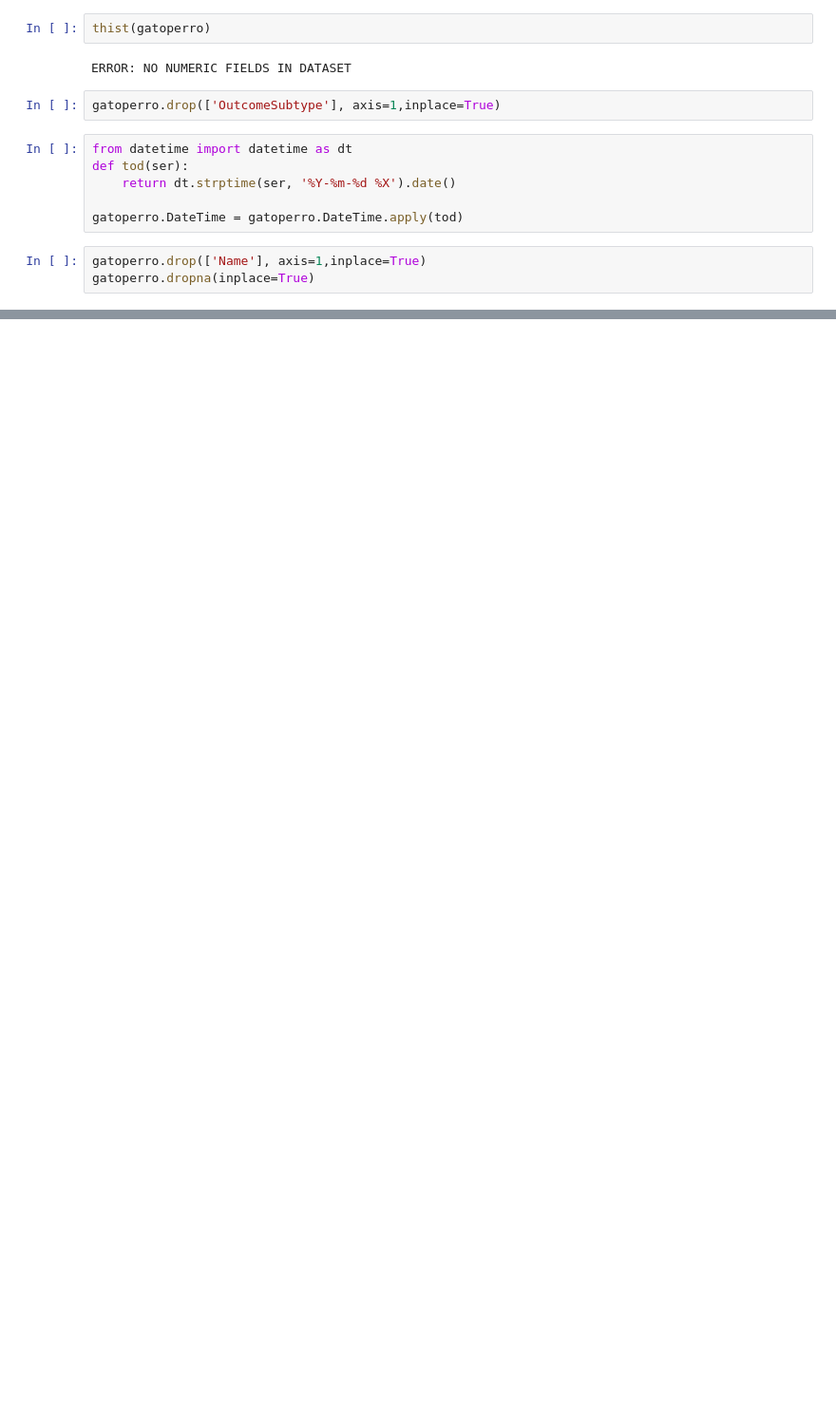
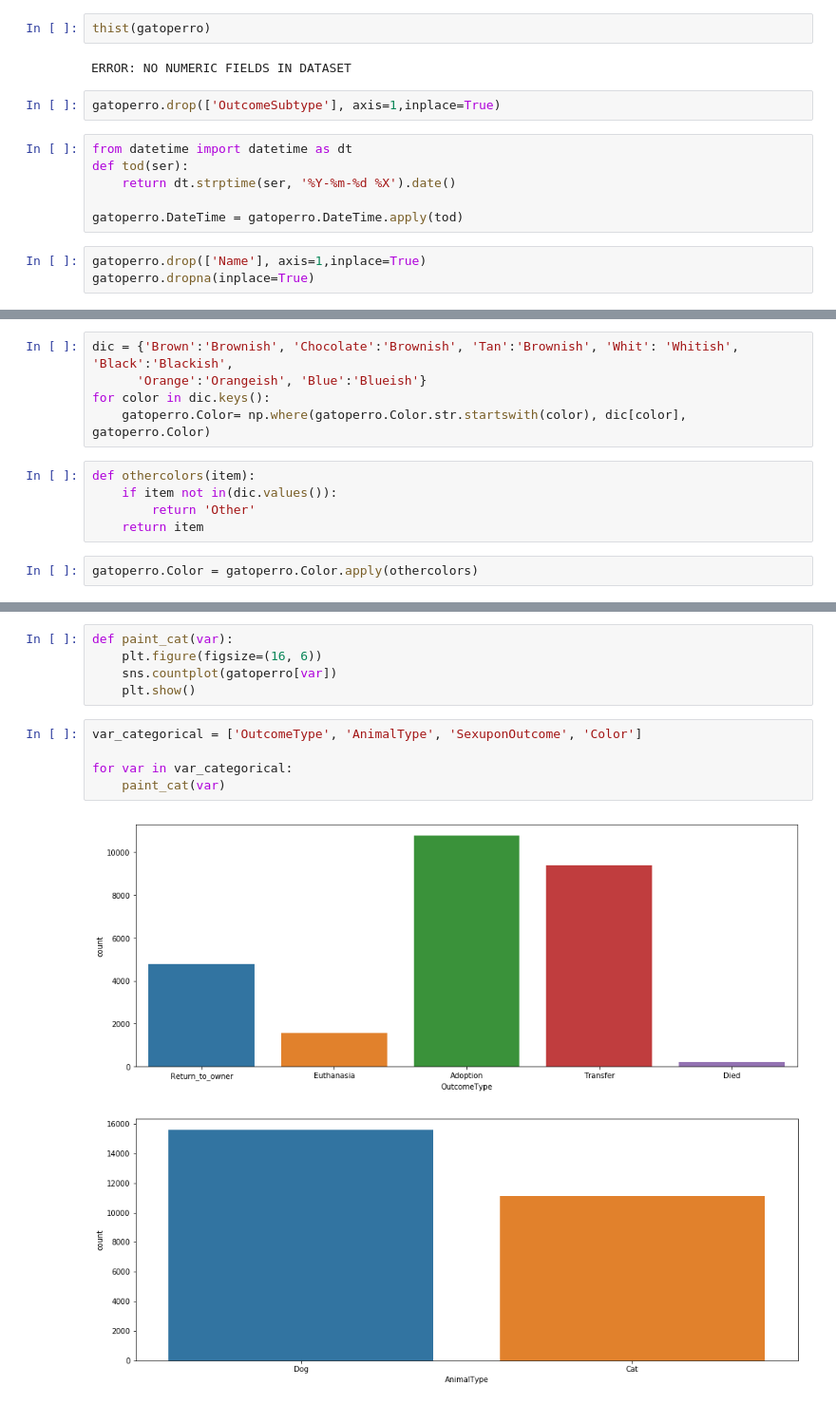
Before and after one commit to marcmeji/project-kaggle-shelter, a Jupyter notebook: shelter-animal-outcomes/JHML - Preprocesamiento | GARLIC.ipynb, the cells around one changed output, grey strips where cells are left out. Shown: that part at 95% size. Saved outputs shown, nothing was run; the diff lists cells and outputs as text; blank space fills up the shorter version.

```diff
--- a/shelter-animal-outcomes/JHML - Preprocesamiento | GARLIC.ipynb
+++ b/shelter-animal-outcomes/JHML - Preprocesamiento | GARLIC.ipynb
@@ -159,0 +203,12 @@ gatoperro.to_csv('gatoperro_prepro.csv')
+# %%
+dic = {'Brown':'Brownish', 'Chocolate':'Brownish', 'Tan':'Brownish', 'Whit': 'Whitish', 'Black':'Blackish',
+      'Orange':'Orangeish', 'Blue':'Blueish'}
+for color in dic.keys():
+    gatoperro.Color= np.where(gatoperro.Color.str.startswith(color), dic[color], gatoperro.Color)
+# %%
+def othercolors(item):
+    if item not in(dic.values()):
+        return 'Other'
+    return item
+# %%
+gatoperro.Color = gatoperro.Color.apply(othercolors)
@@ -159,0 +225,13 @@ gatoperro.to_csv('gatoperro_prepro.csv')
+# %%
+def paint_cat(var):
+    plt.figure(figsize=(16, 6))
+    sns.countplot(gatoperro[var])
+    plt.show()
+# %%
+var_categorical = ['OutcomeType', 'AnimalType', 'SexuponOutcome', 'Color']
+
+for var in var_categorical:
+    paint_cat(var)
+# %% [output]
+[figure, added]
+[figure, added]
```
Also changed, not shown: parts of 11 cells of this notebook, 1 other file.
